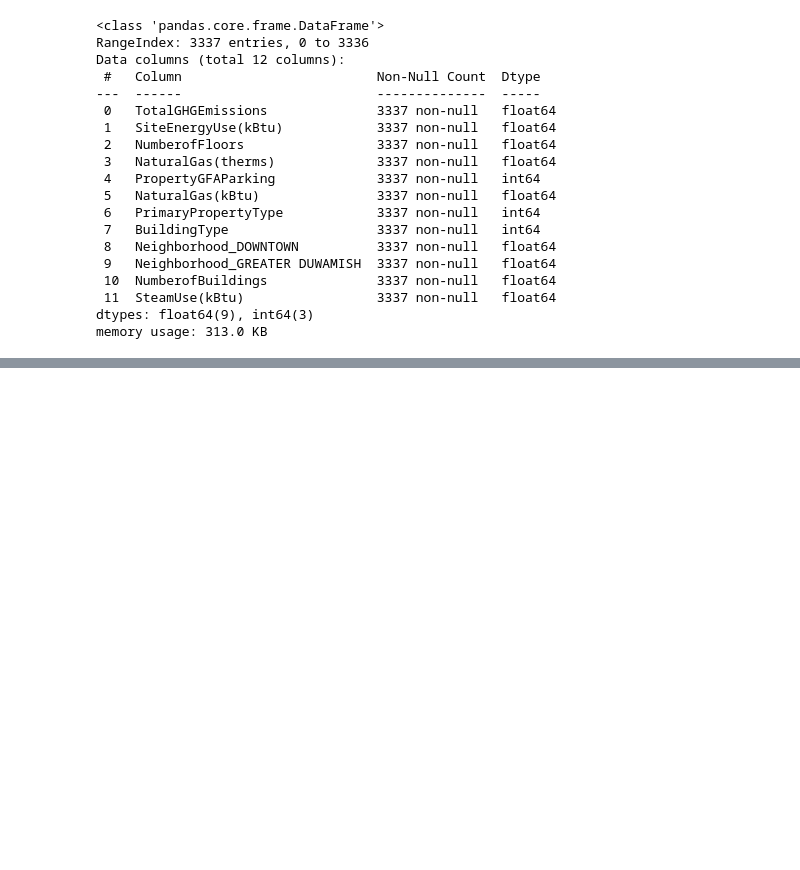
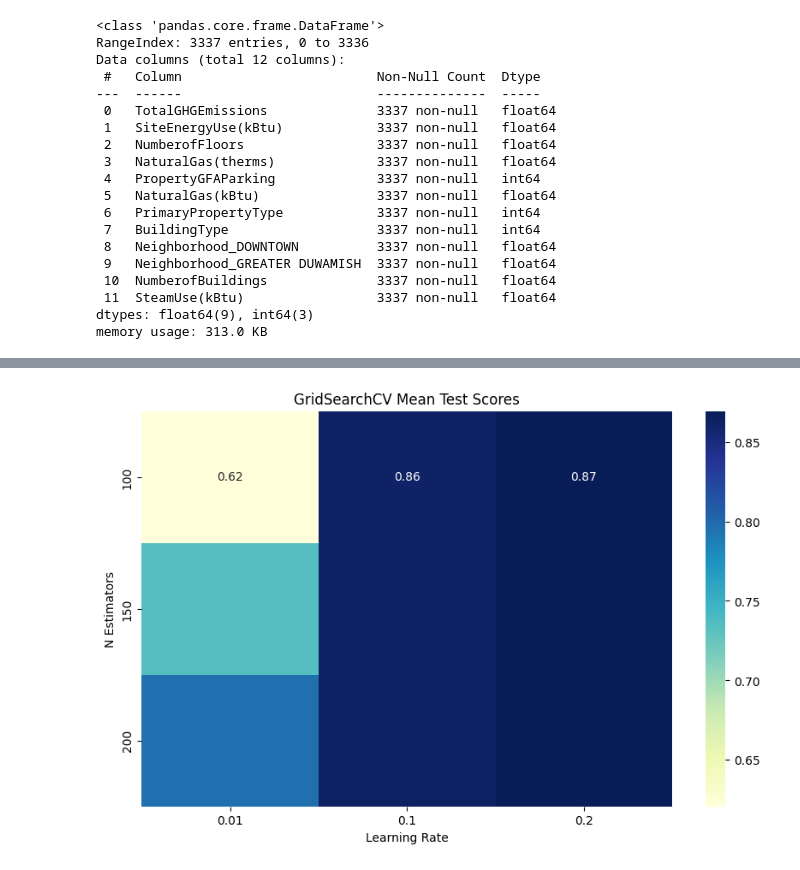
Before and after one commit to CharbonneauJean/OC-Projet3, a Jupyter notebook: predictions.ipynb, the cells around one changed output, grey strips where cells are left out. Cells and saved outputs as stored; diff of their text form; code cells hidden in the pictures; blank space fills up the shorter version.

```diff
--- a/predictions.ipynb
+++ b/predictions.ipynb
@@ -519,3 +545,20 @@ fig.update_layout(
 )
 
 fig.show()
+# %%
+from sklearn.ensemble import GradientBoostingRegressor
+
+model_gbr = GradientBoostingRegressor(random_state=42)
+
+# New parameter grid for GradientBoostingRegressor
+param_grid_gbr = {
+    'n_estimators': [100, 150, 200],
+    'learning_rate': [0.01, 0.1, 0.2],
+    'max_depth': [3, 4, 5],
+    'max_features': ['sqrt', 'log2']
+}
+
+grid_search_gbr = GridSearchCV(estimator=model_gbr, param_grid=param_grid_gbr, cv=3, n_jobs=-1, verbose=2)
+
+# Training the model
+grid_search_gbr.fit(X_train, y_train)
@@ -521,0 +602,20 @@ fig.show()
+# %%
+import seaborn as sns
+import matplotlib.pyplot as plt
+
+# Creating a pivot table for the heatmap
+pivot_table = results.pivot_table(
+    values='mean_test_score',
+    index='param_n_estimators',
+    columns='param_learning_rate'
+)
+
+# Create a heatmap
+plt.figure(figsize=(10, 6))
+sns.heatmap(pivot_table, annot=True, cmap='YlGnBu')
+plt.title('GridSearchCV Mean Test Scores')
+plt.xlabel('Learning Rate')
+plt.ylabel('N Estimators')
+plt.show()
+# %% [output]
+[figure, added]
```
Also changed, not shown: parts of 13 cells of this notebook, 1 other file.
